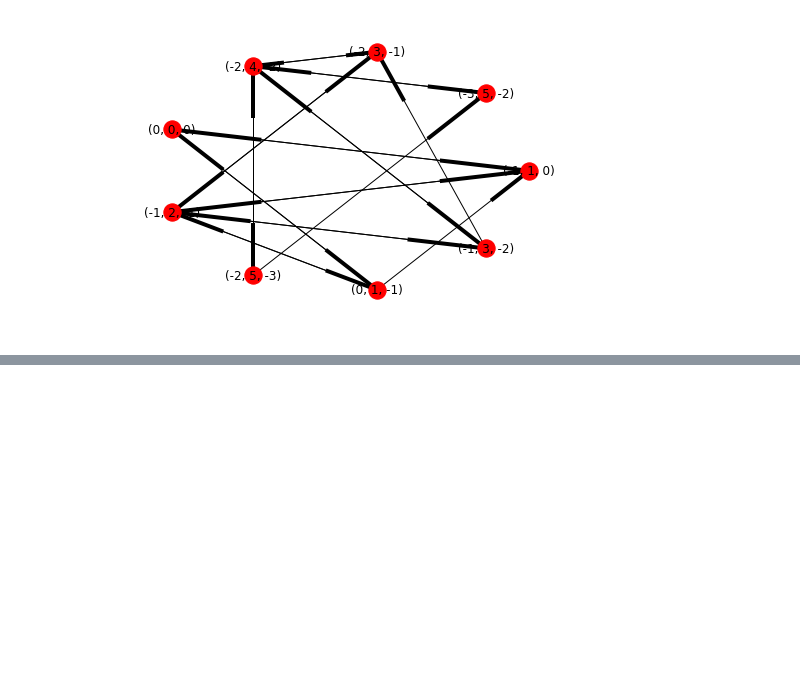
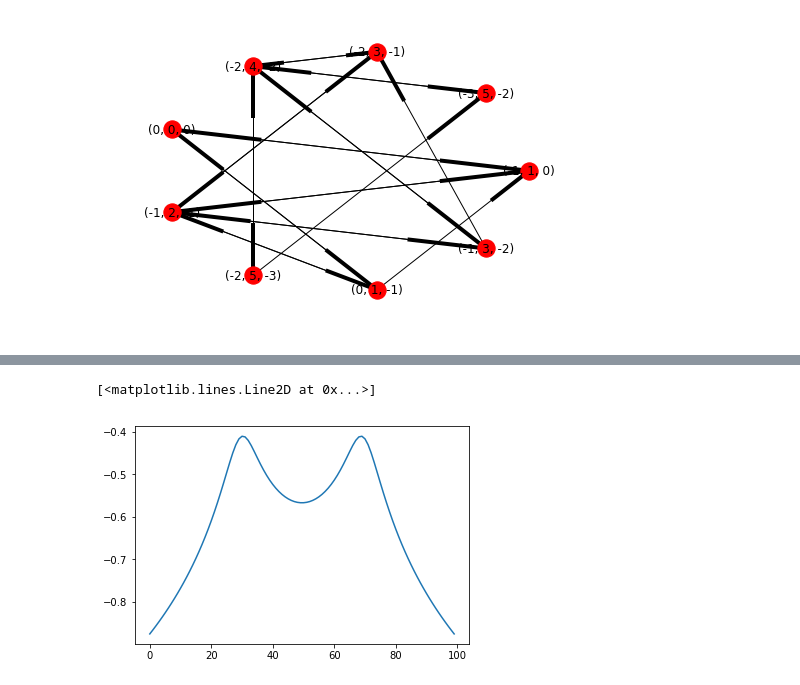
Before and after one commit to Quantumgame/quantum-ml, a Jupyter notebook: ndot/lib/single_dot.ipynb, the cells around one changed output, grey strips where cells are left out. Drawn from its saved outputs; the diff is of its cells as text; code cells hidden in the pictures; blank space fills up the shorter version.

```diff
--- a/ndot/lib/single_dot.ipynb
+++ b/ndot/lib/single_dot.ipynb
@@ -87,3 +78,8 @@ for i in range(len(V_d_vec)):
 
 data = np.array(data)
 np.savetxt('/Users/ssk4/quantum-ml/ndot/ml/data/single_dot.txt',data)
+# %%
+plt.plot(V)
+# %% [output]
+[<matplotlib.lines.Line2D at 0x...>]
+[figure, added]
```
Also changed, not shown: parts of 3 cells of this notebook, 3 other files.
